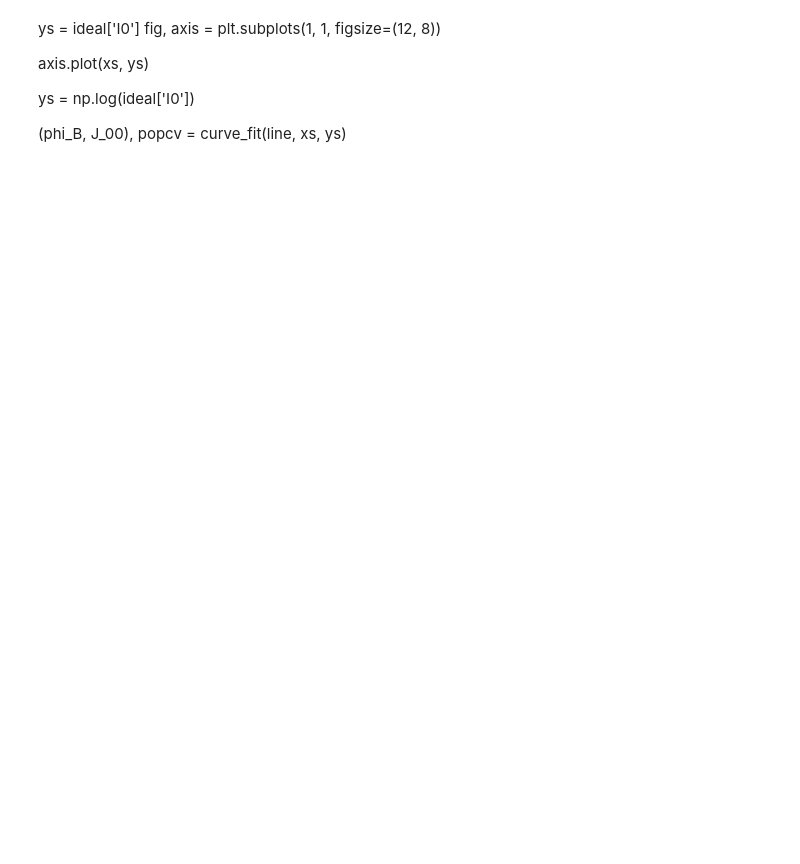
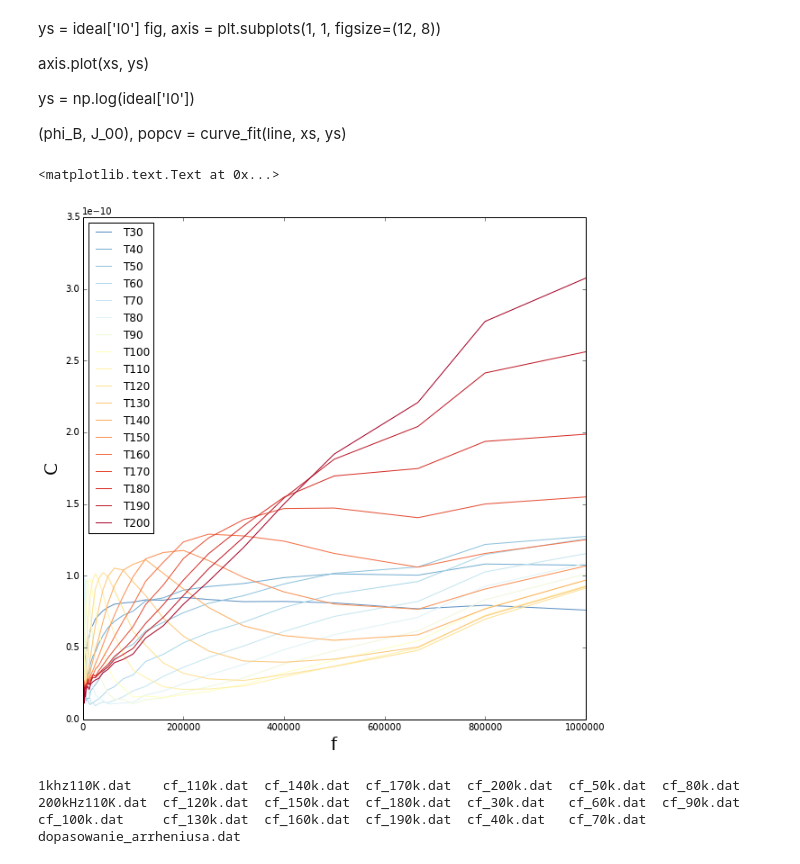
Before and after one commit to atteroTheGreatest/labfiz2, a Jupyter notebook: fotovoltaic/iv_white/foto.ipynb, the cells around one changed output. Cells and saved outputs as stored; diff of their text form; code cells hidden in the pictures; blank space fills up the shorter version.

Commit message:
Some pretty plots

```diff
--- a/fotovoltaic/iv_white/foto.ipynb
+++ b/fotovoltaic/iv_white/foto.ipynb
@@ -418,0 +420,37 @@ ys = np.log(ideal['I0'])
+# %%
+path = "../capacity/cf_{temp}k.dat"
+
+datasets = {}
+for temp in xrange(30, 210, 10):
+    data = pd.read_csv(path.format(temp=temp), sep='\t', header=None)
+    data.columns = ['x', 'x_dl', 'u', 'c_0', 'c_1', 'c_2',]
+    datasets[temp] = data
+# %%
+datasets[50]
+
+%matplotlib inline
+
+
+fig, axis = plt.subplots(1, 1, figsize=(10, 10))
+
+sorted_datasets = []
+for temp, dataset in datasets.iteritems():
+    sorted_datasets.append((temp, dataset))
+
+sorted_datasets.sort()
+for temp, dataset in sorted_datasets:
+    c = cm.RdYlBu((200 - temp)/200.0, 1)
+    axis.plot(dataset['c_1'][:-1], dataset['c_2'][:-1], '-', label="T%s" % (temp), color=c)
+
+axis.legend(loc=0)
+axis.set_xlabel('f', size=20)
+axis.set_ylabel('C', size=20)
+# %% [output]
+<matplotlib.text.Text at 0x...>
+[figure, added]
+# %%
+ls ../capacity
+# %% [output]
+1khz110K.dat    cf_110k.dat  cf_140k.dat  cf_170k.dat  cf_200k.dat  cf_50k.dat  cf_80k.dat
+200kHz110K.dat  cf_120k.dat  cf_150k.dat  cf_180k.dat  cf_30k.dat   cf_60k.dat  cf_90k.dat
+cf_100k.dat     cf_130k.dat  cf_160k.dat  cf_190k.dat  cf_40k.dat   cf_70k.dat  dopasowanie_arrheniusa.dat
```
Also changed, not shown: parts of 17 cells of this notebook, 1 other file.
